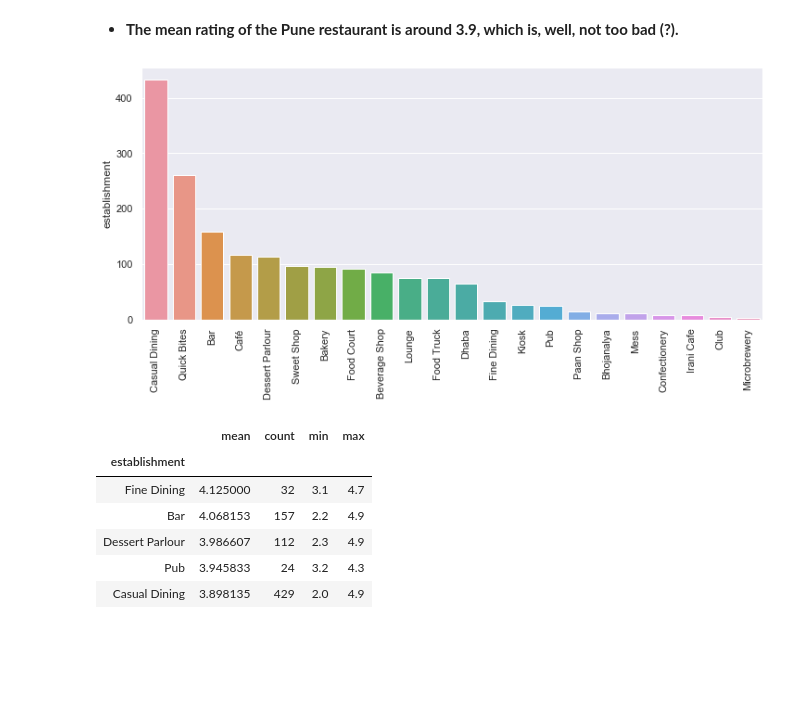
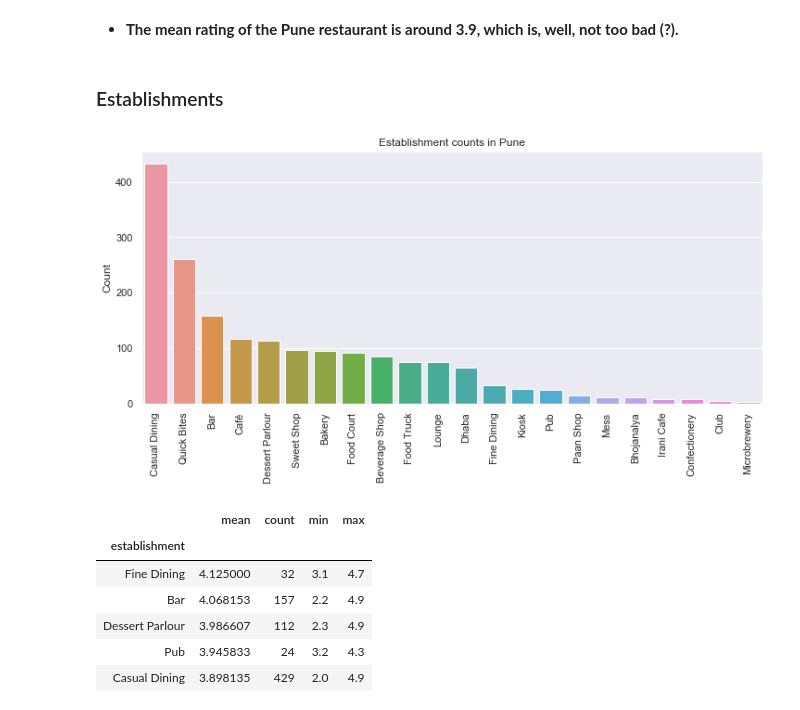
Before and after one commit to dsanyal/Zomato_dataset_EDA, a Jupyter notebook: zomato_EDA.ipynb, the cells around one changed output. Cells and saved outputs as stored; diff of their text form; code cells hidden in the pictures; blank space fills up the shorter version.

```diff
--- a/zomato_EDA.ipynb
+++ b/zomato_EDA.ipynb
@@ -151,12 +149,16 @@ px.histogram(pune_data.loc[pune_data.rating_text != 'Not rated', :],
 <Figure size 720x432 with 0 Axes>
 # %% [markdown]
 - __The mean rating of the Pune restaurant is around 3.9, which is, well,  not too bad (?).__
+# %% [markdown]
+### Establishments
 # %%
 plt.figure(figsize=(12,5))
 sns.barplot(pune_data.establishment.value_counts().index,pune_data.establishment.value_counts())
 _=plt.xticks(rotation=90)
+_ = plt.ylabel('Count')
+_ = plt.title('Establishment counts in Pune')
 # %% [output]
-[figure, old version]
+[figure, new version]
 # %%
 establishment_ratings = pune_data.loc[pune_data['rating_text']!= 'Not rated', :].groupby('establishment')['aggregate_rating'].agg(['mean','count','min','max']).sort_values('mean', ascending = False).query('count>20')
 establishment_ratings
```
Also changed, not shown: parts of 25 cells of this notebook.
